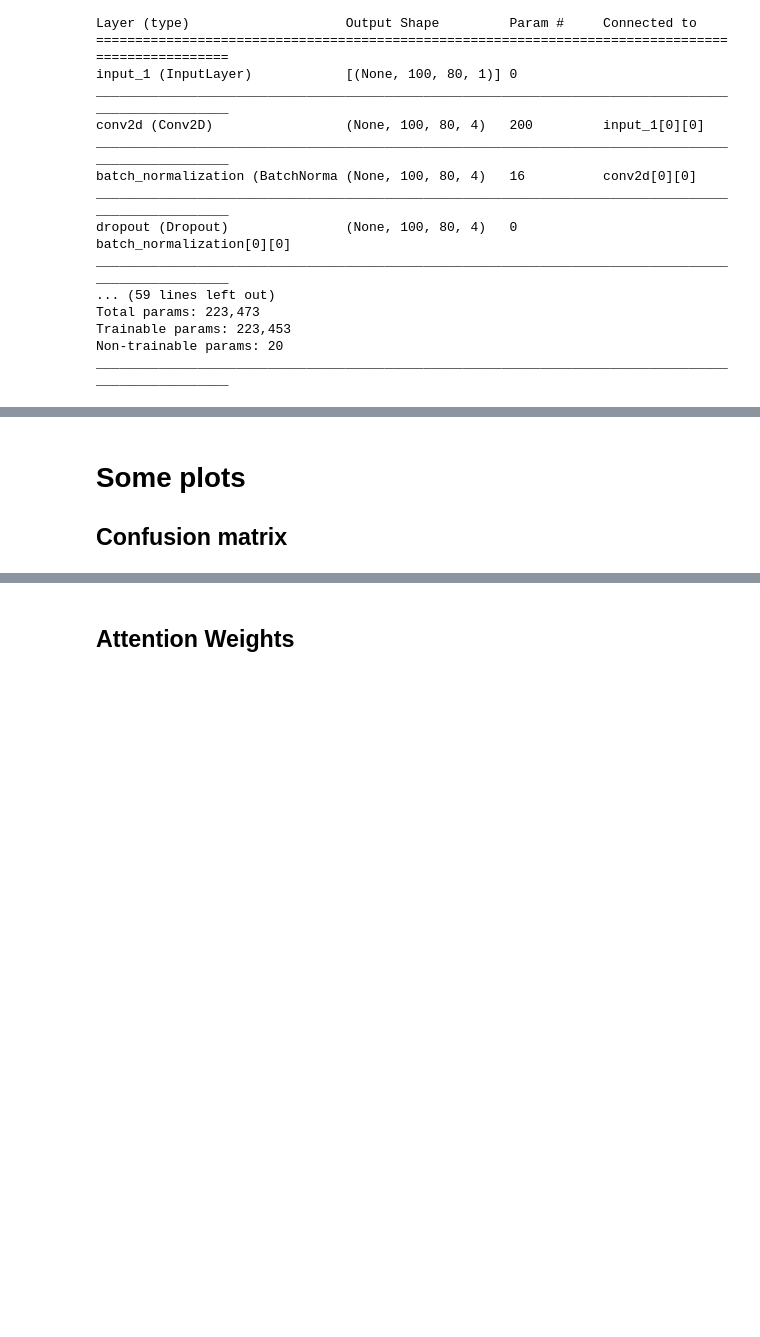
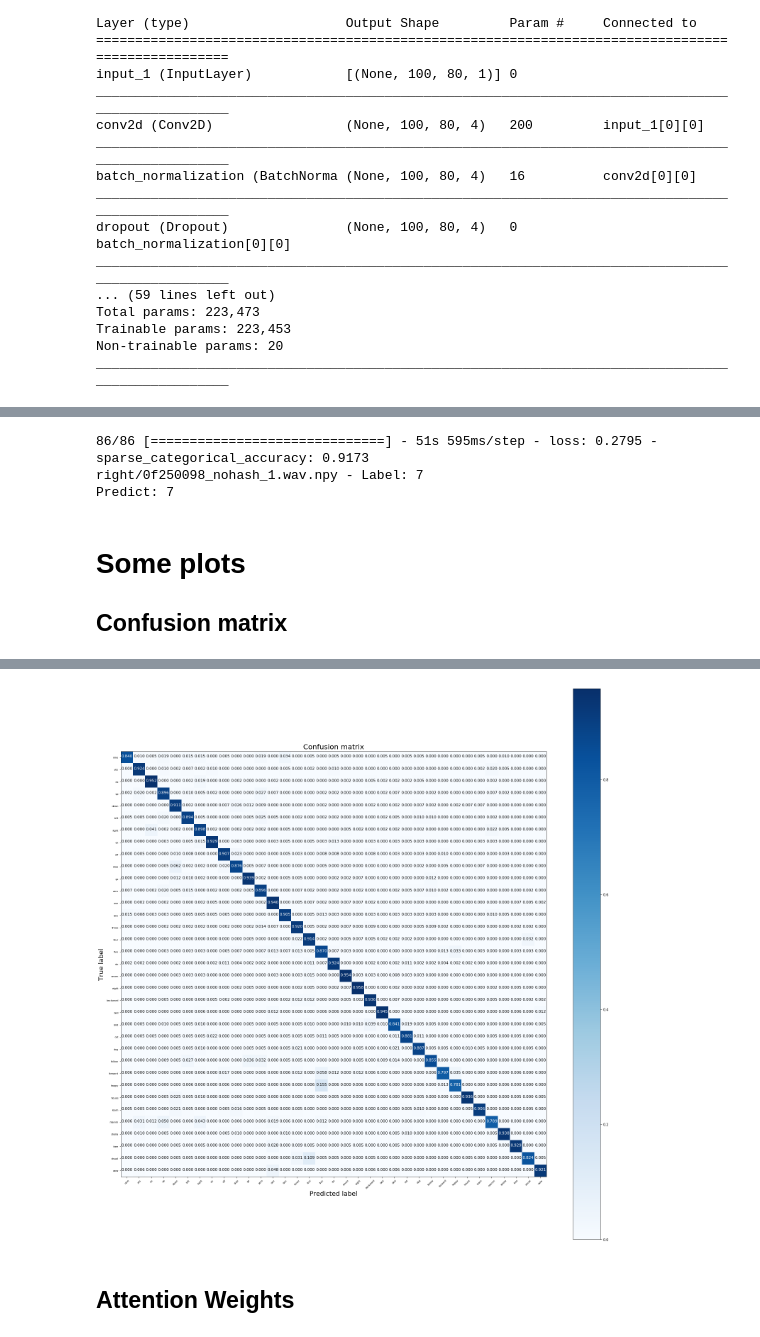
Before and after one commit to XWerer/HDA_Project, a Jupyter notebook: TrainNoise.ipynb, the cells around one changed output, grey strips where cells are left out. Cells and saved outputs as stored; diff of their text form; code cells hidden in the pictures; blank space fills up the shorter version.

```diff
--- a/TrainNoise.ipynb
+++ b/TrainNoise.ipynb
@@ -174,7 +174,7 @@ checkpointer = ModelCheckpoint('Model/NoisyMultyAttentionDiff-checkpoint.h5',
                                monitor = 'val_sparse_categorical_accuracy',
                                verbose = 1, save_best_only = True, save_weights_only = True)
 # %%
-learning_rate = 0.000005
+learning_rate = 0.000001
 
 adam = tf.train.AdamOptimizer(learning_rate,
                               beta1 = 0.9,
@@ -197,7 +197,9 @@ model.load_weights('Model/NoisyMultyAttentionDiff-checkpoint.h5')
 #epoca 7: train 90.25 - val 90.76
 #epoca 8: train 90.52 - val 91.22 (ridotto lr da 0.0001 a 0.00005)
 #epoca 9: train 90.77 - val 91.01 (ridotto lr da 0.00005 a 0.00002)
-#epoca10: train - val (ridotto lr da 0.00002 a 0.000005)
+#epoca10: train 90.97 - val 91.08 (ridotto lr da 0.00002 a 0.000005)
+#epoca11: train 90.87 - val 91.20 (ridotto lr da 0.000005 a 0.000001)
+#epoca12: train 91.00 - val 91.21 - test (noisy) 90.66 - test (no noisy) 91.73 <--- STOP FINAL
 # %%
 num_epochs = 1
 history = model.fit(train_dataset,
@@ -223,6 +220,10 @@ sol = model.predict(x_in)
 #print(sol*100)
 print(test[index] + " - Label: " + str(testLabels[index]))
 print("Predict: " + str(np.argmax(sol)))
+# %% [output]
+86/86 [==============================] - 51s 595ms/step - loss: 0.2795 - sparse_categorical_accuracy: 0.9173
+right/0f250098_nohash_1.wav.npy - Label: 7
+Predict: 7
 # %% [markdown]
 # Some plots
 
@@ -238,4 +239,5 @@ classes = ['nine', 'yes', 'no', 'up', 'down', 'left', 'right', 'on', 'off', 'sto
 
 cm = confusion_matrix(testLabels, np.argmax(y_pred[0:11005], 1))
 
-dg.DataGeneration.plot_confusion_matrix(cm,classes, normalize=True, filename="Images/MultyAttentionDouglasConfusionMatrix.png")
+dg.DataGeneration.plot_confusion_matrix(cm,classes, normalize=True, filename="Images/NoisyMultyAttentionDouglasConfusionMatrix.png")
+# %% [output]
@@ -242,3 +246,4 @@ dg.DataGeneration.plot_confusion_matrix(cm,classes, normalize=True, filename="Im
+[figure, added]
 # %% [markdown]
 ## Attention Weights
 # %%
```
Also changed, not shown: parts of 6 cells of this notebook, 24 other files.
